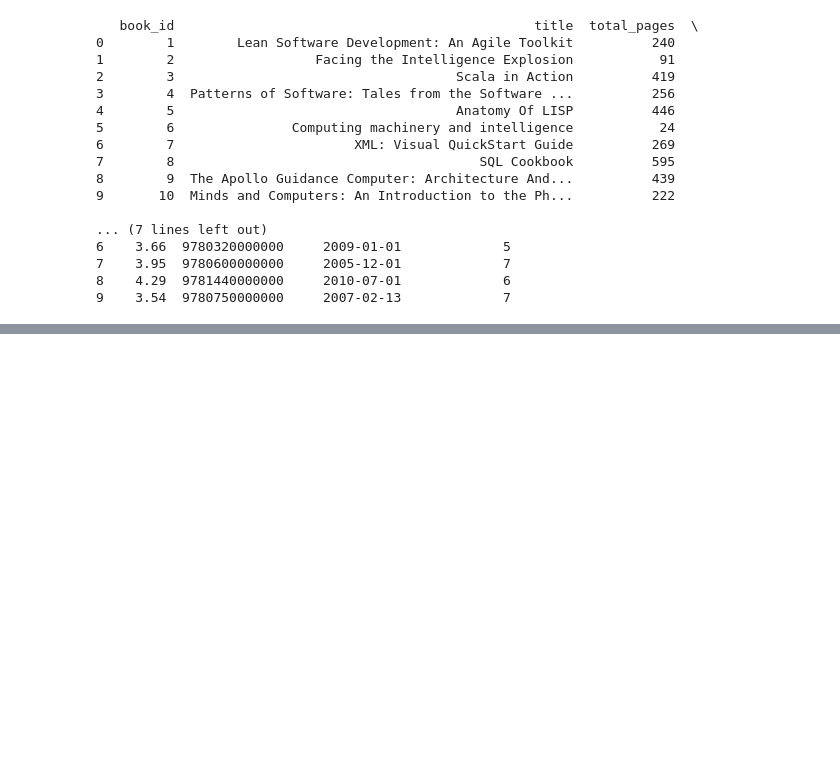
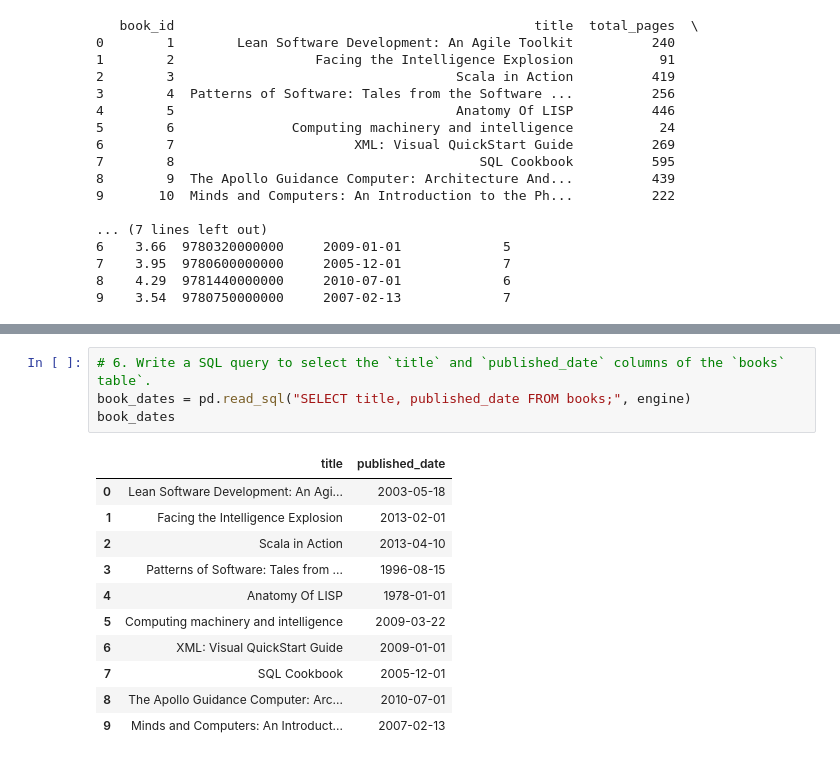
Before and after one commit to localposh/eric_williams_connecting-to-a-sql-database-project-tutorial, a Jupyter notebook: src/explore.ipynb, the cells around one changed output, grey strips where cells are left out. Drawn from its saved outputs; the diff is of its cells as text; blank space fills up the shorter version.

```diff
--- a/src/explore.ipynb
+++ b/src/explore.ipynb
@@ -193,0 +256,16 @@ print(df_books)
+# %%
+# 6. Write a SQL query to select the `title` and `published_date` columns of the `books` table`.
+book_dates = pd.read_sql("SELECT title, published_date FROM books;", engine)
+book_dates
+# %% [output]
+|  | title | published_date |
+| 0 | Lean Software Development: An Agi... | 2003-05-18 |
+| 1 | Facing the Intelligence Explosion | 2013-02-01 |
+| 2 | Scala in Action | 2013-04-10 |
+| 3 | Patterns of Software: Tales from ... | 1996-08-15 |
+| 4 | Anatomy Of LISP | 1978-01-01 |
+| 5 | Computing machinery and intelligence | 2009-03-22 |
+| 6 | XML: Visual QuickStart Guide | 2009-01-01 |
+| 7 | SQL Cookbook | 2005-12-01 |
+| 8 | The Apollo Guidance Computer: Arc... | 2010-07-01 |
+| 9 | Minds and Computers: An Introduct... | 2007-02-13 |
```
Also changed, not shown: parts of 15 cells of this notebook.
